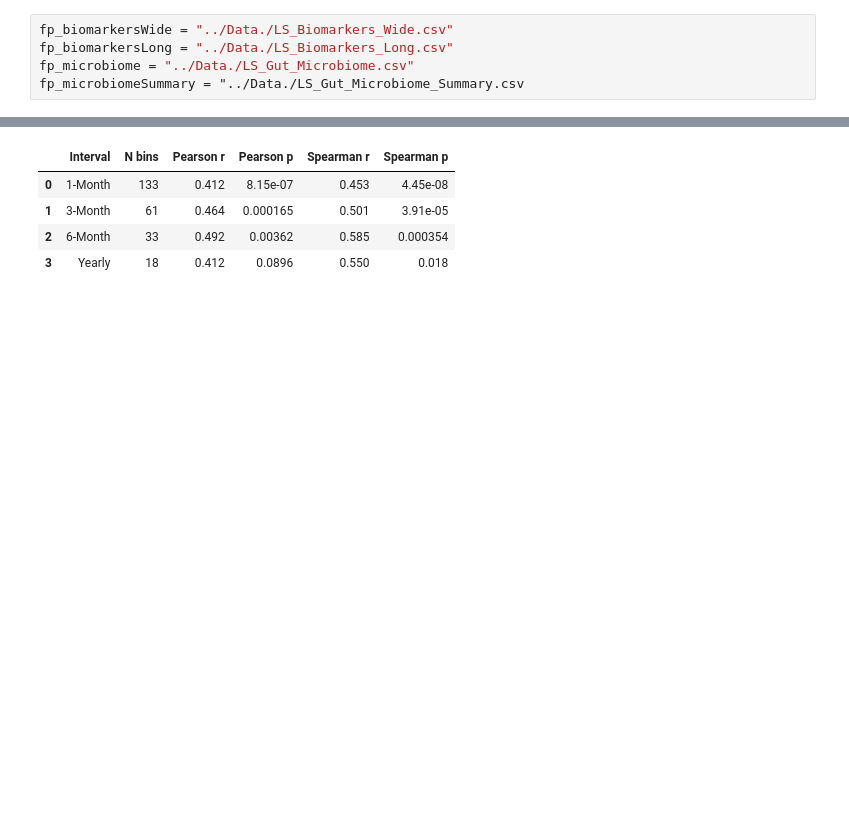
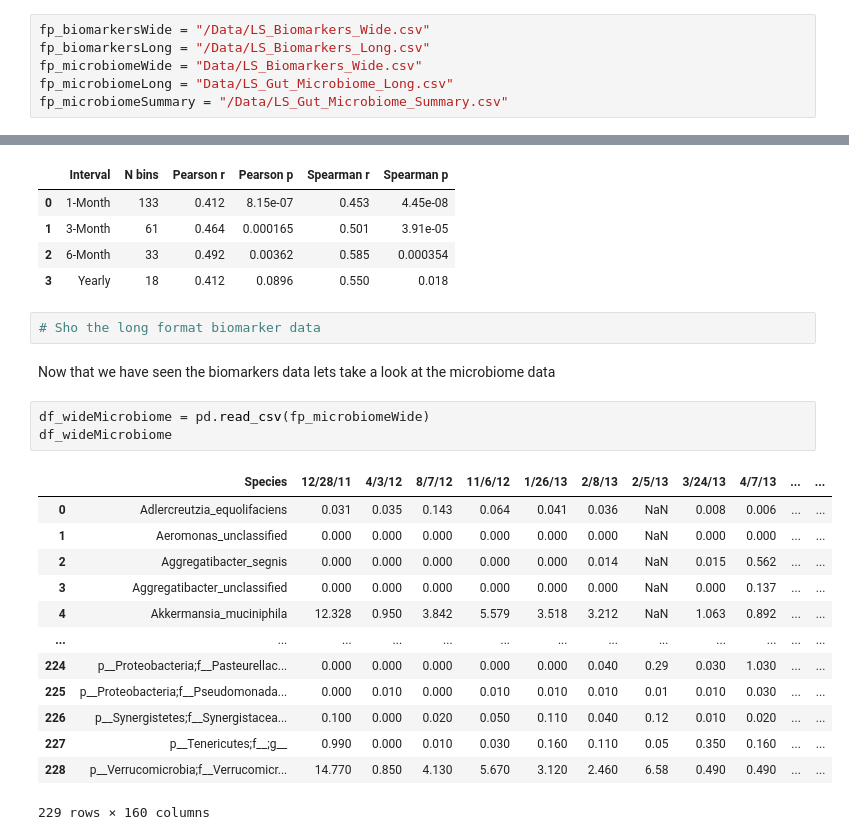
Before and after one commit to holliwood8/LargeLarryModelers, a Jupyter notebook: BioDiary_LS_EDA1.ipynb, the cells around one changed output, grey strips where cells are left out. Saved outputs shown, nothing was run; the diff lists cells and outputs as text; blank space fills up the shorter version.

Commit message:
Adding Microbiome to EDA1

```diff
--- a/BioDiary_LS_EDA1.ipynb
+++ b/BioDiary_LS_EDA1.ipynb
@@ -14,7 +14,8 @@ warnings.simplefilter(action='ignore', category=FutureWarning)
 # %% [markdown]
 # Filepaths
 # %%
-fp_biomarkersWide = "../Data./LS_Biomarkers_Wide.csv"
-fp_biomarkersLong = "../Data./LS_Biomarkers_Long.csv"
-fp_microbiome = "../Data./LS_Gut_Microbiome.csv"
-fp_microbiomeSummary = "../Data./LS_Gut_Microbiome_Summary.csv
+fp_biomarkersWide = "/Data/LS_Biomarkers_Wide.csv"
+fp_biomarkersLong = "/Data/LS_Biomarkers_Long.csv"
+fp_microbiomeWide = "Data/LS_Biomarkers_Wide.csv"
+fp_microbiomeLong = "Data/LS_Gut_Microbiome_Long.csv"
+fp_microbiomeSummary = "/Data/LS_Gut_Microbiome_Summary.csv"
@@ -252,3 +266,24 @@ df_results
 | 1 | 3-Month | 61 | 0.464 | 0.000165 | 0.501 | 3.91e-05 |
 | 2 | 6-Month | 33 | 0.492 | 0.00362 | 0.585 | 0.000354 |
 | 3 | Yearly | 18 | 0.412 | 0.0896 | 0.550 | 0.018 |
+# %%
+# Sho the long format biomarker data
+# %% [markdown]
+Now that we have seen the biomarkers data lets take a look at the microbiome data
+# %%
+df_wideMicrobiome = pd.read_csv(fp_microbiomeWide)
+df_wideMicrobiome
+# %% [output]
+|  | Species | 12/28/11 | 4/3/12 | 8/7/12 | 11/6/12 | 1/26/13 | 2/8/13 | 2/5/13 | 3/24/13 | 4/7/13 | ... | ... |
+| 0 | Adlercreutzia_equolifaciens | 0.031 | 0.035 | 0.143 | 0.064 | 0.041 | 0.036 | NaN | 0.008 | 0.006 | ... | ... |
+| 1 | Aeromonas_unclassified | 0.000 | 0.000 | 0.000 | 0.000 | 0.000 | 0.000 | NaN | 0.000 | 0.000 | ... | ... |
+| 2 | Aggregatibacter_segnis | 0.000 | 0.000 | 0.000 | 0.000 | 0.000 | 0.014 | NaN | 0.015 | 0.562 | ... | ... |
+| 3 | Aggregatibacter_unclassified | 0.000 | 0.000 | 0.000 | 0.000 | 0.000 | 0.000 | NaN | 0.000 | 0.137 | ... | ... |
+| 4 | Akkermansia_muciniphila | 12.328 | 0.950 | 3.842 | 5.579 | 3.518 | 3.212 | NaN | 1.063 | 0.892 | ... | ... |
+| ... | ... | ... | ... | ... | ... | ... | ... | ... | ... | ... | ... | ... |
+| 224 | p__Proteobacteria;f__Pasteurellac... | 0.000 | 0.000 | 0.000 | 0.000 | 0.000 | 0.040 | 0.29 | 0.030 | 1.030 | ... | ... |
+| 225 | p__Proteobacteria;f__Pseudomonada... | 0.000 | 0.010 | 0.000 | 0.010 | 0.010 | 0.010 | 0.01 | 0.010 | 0.030 | ... | ... |
+| 226 | p__Synergistetes;f__Synergistacea... | 0.100 | 0.000 | 0.020 | 0.050 | 0.110 | 0.040 | 0.12 | 0.010 | 0.020 | ... | ... |
+| 227 | p__Tenericutes;f__;g__ | 0.990 | 0.000 | 0.010 | 0.030 | 0.160 | 0.110 | 0.05 | 0.350 | 0.160 | ... | ... |
+| 228 | p__Verrucomicrobia;f__Verrucomicr... | 14.770 | 0.850 | 4.130 | 5.670 | 3.120 | 2.460 | 6.58 | 0.490 | 0.490 | ... | ... |
+229 rows × 160 columns
```
Also changed, not shown: parts of 3 cells of this notebook.
